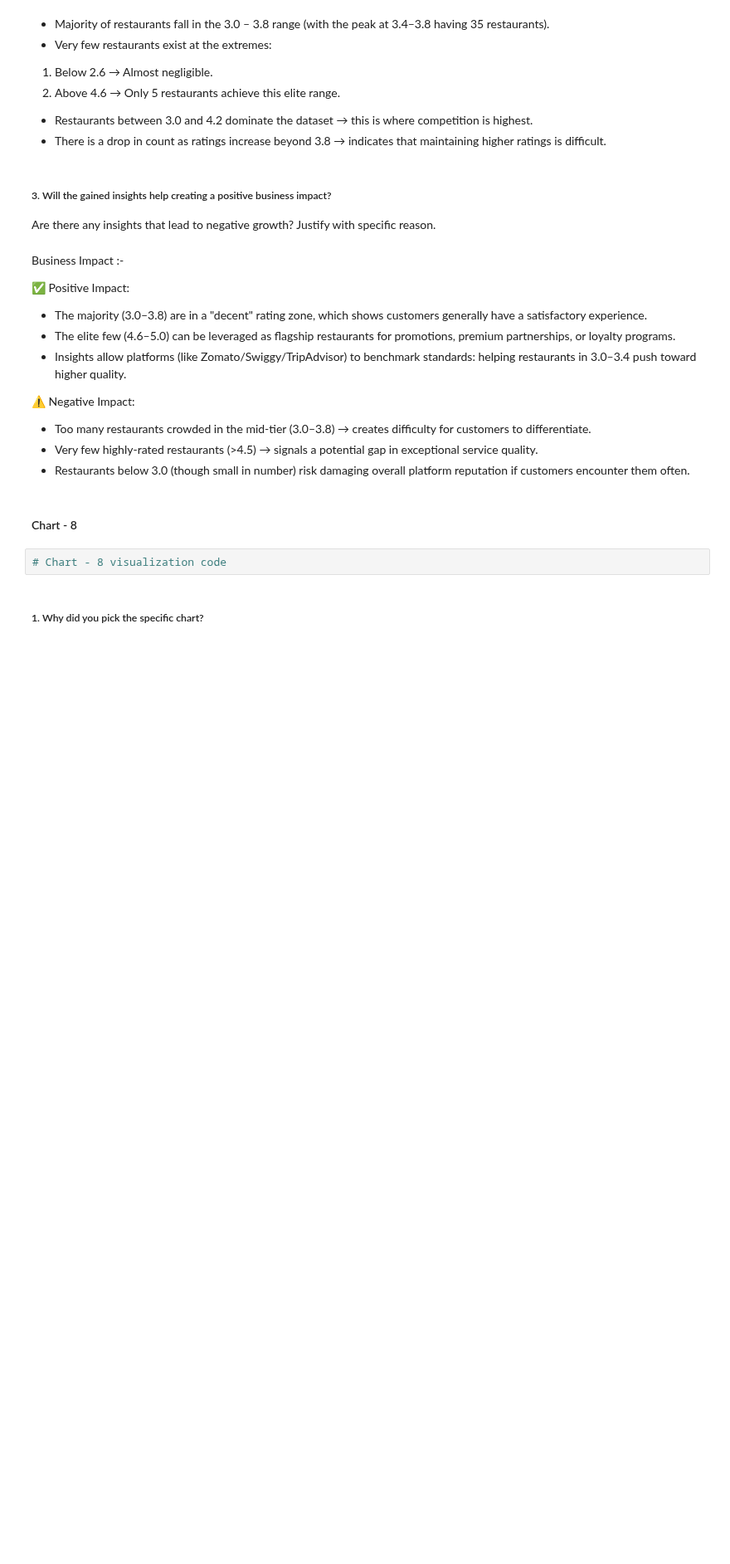
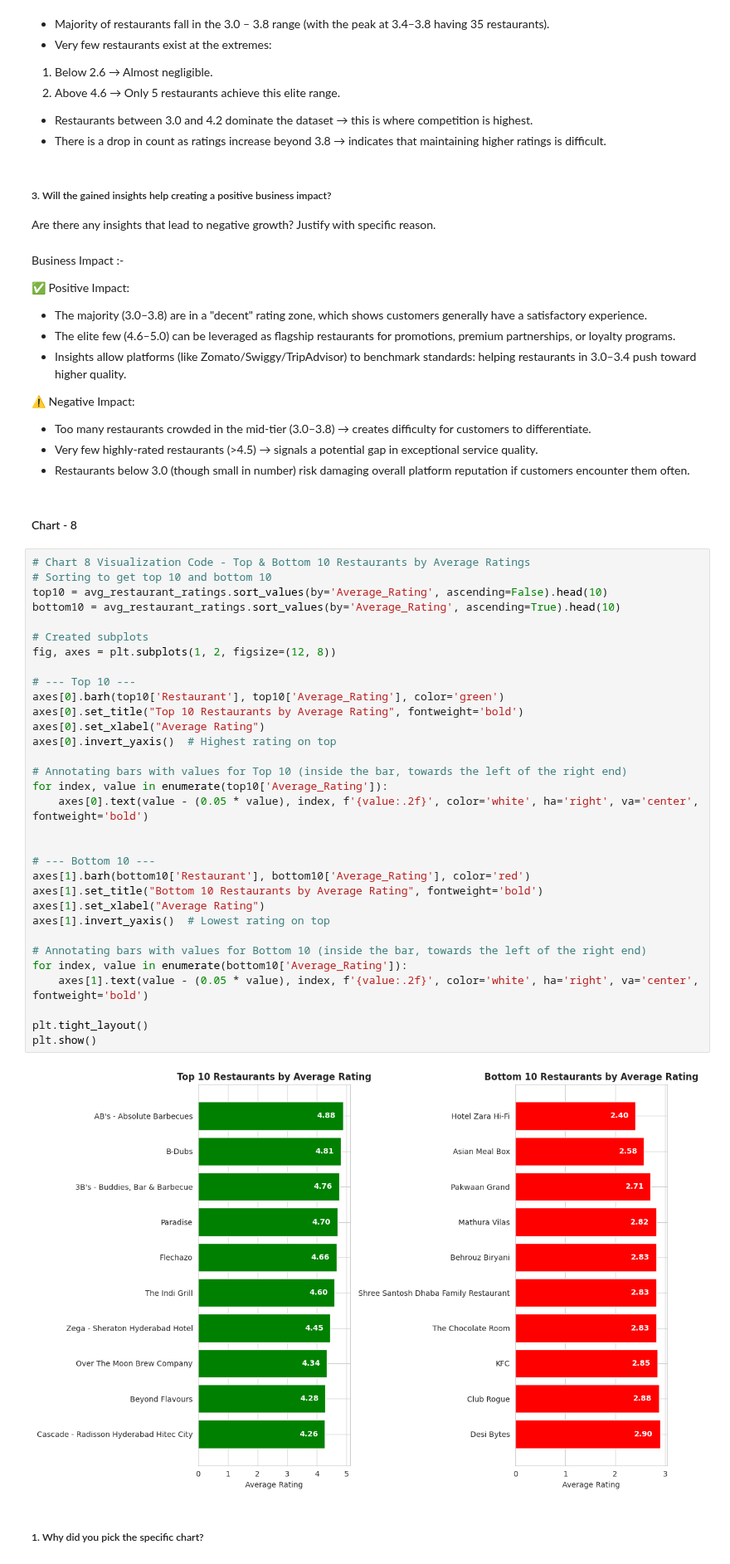
Before and after one commit to Ash99-commits/Unsupervised_ML_Zomato-Restaurant_Clustering_And_Sentiment_Analysis, a Jupyter notebook: Unsupervised_ML_Zomato_Restaurant_Clustering_And_Sentiment_Analysis_Ashwani_Kumar_Patra.ipynb, the cells around one changed output. Shown at 83% size. Drawn from its saved outputs; the diff is of its cells as text; blank space fills up the shorter version.

Commit message:
Chart 8 - Top & Bottom 10 Restaurants by Average Ratings, plotted, insights are driven from it, along with its business impact [both positive and negative(if any)].

```diff
--- a/Unsupervised_ML_Zomato_Restaurant_Clustering_And_Sentiment_Analysis_Ashwani_Kumar_Patra.ipynb
+++ b/Unsupervised_ML_Zomato_Restaurant_Clustering_And_Sentiment_Analysis_Ashwani_Kumar_Patra.ipynb
@@ -1173,7 +1173,39 @@ Business Impact :-
 *  Restaurants below 3.0 (though small in number) risk damaging overall platform reputation if customers encounter them often.
 # %% [markdown]
 #### Chart - 8
-# %%
-# Chart - 8 visualization code
+# %%
+# Chart 8 Visualization Code - Top & Bottom 10 Restaurants by Average Ratings
+# Sorting to get top 10 and bottom 10
+top10 = avg_restaurant_ratings.sort_values(by='Average_Rating', ascending=False).head(10)
+bottom10 = avg_restaurant_ratings.sort_values(by='Average_Rating', ascending=True).head(10)
+
+# Created subplots
+fig, axes = plt.subplots(1, 2, figsize=(12, 8))
+
+# --- Top 10 ---
+axes[0].barh(top10['Restaurant'], top10['Average_Rating'], color='green')
+axes[0].set_title("Top 10 Restaurants by Average Rating", fontweight='bold')
+axes[0].set_xlabel("Average Rating")
+axes[0].invert_yaxis()  # Highest rating on top
+
+# Annotating bars with values for Top 10 (inside the bar, towards the left of the right end)
+for index, value in enumerate(top10['Average_Rating']):
+    axes[0].text(value - (0.05 * value), index, f'{value:.2f}', color='white', ha='right', va='center', fontweight='bold')
+
+
+# --- Bottom 10 ---
+axes[1].barh(bottom10['Restaurant'], bottom10['Average_Rating'], color='red')
+axes[1].set_title("Bottom 10 Restaurants by Average Rating", fontweight='bold')
+axes[1].set_xlabel("Average Rating")
+axes[1].invert_yaxis()  # Lowest rating on top
+
+# Annotating bars with values for Bottom 10 (inside the bar, towards the left of the right end)
+for index, value in enumerate(bottom10['Average_Rating']):
+    axes[1].text(value - (0.05 * value), index, f'{value:.2f}', color='white', ha='right', va='center', fontweight='bold')
+
+plt.tight_layout()
+plt.show()
+# %% [output]
+[figure, added]
 # %% [markdown]
 ##### 1. Why did you pick the specific chart?
```
Also changed, not shown: parts of 6 cells of this notebook.
